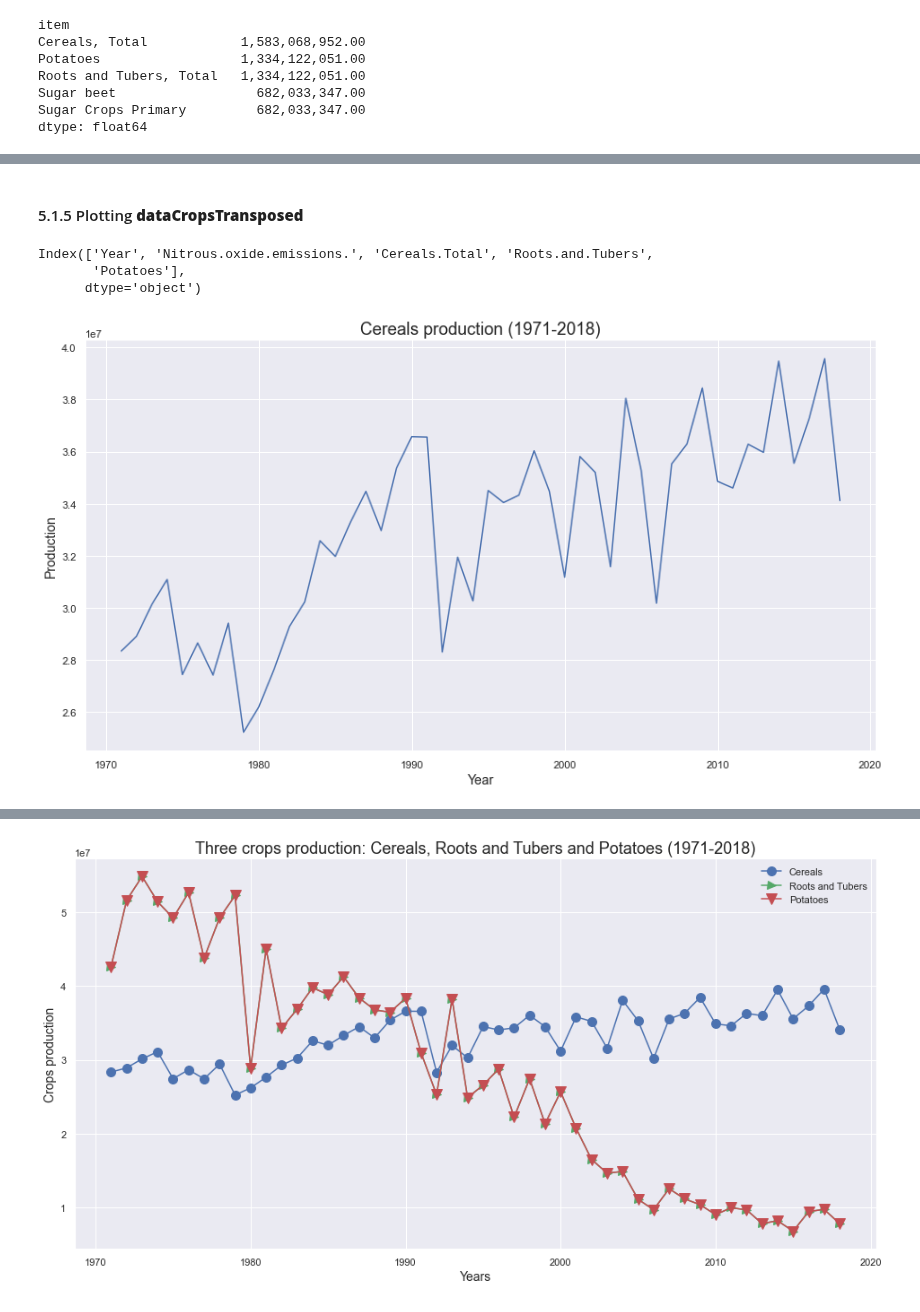
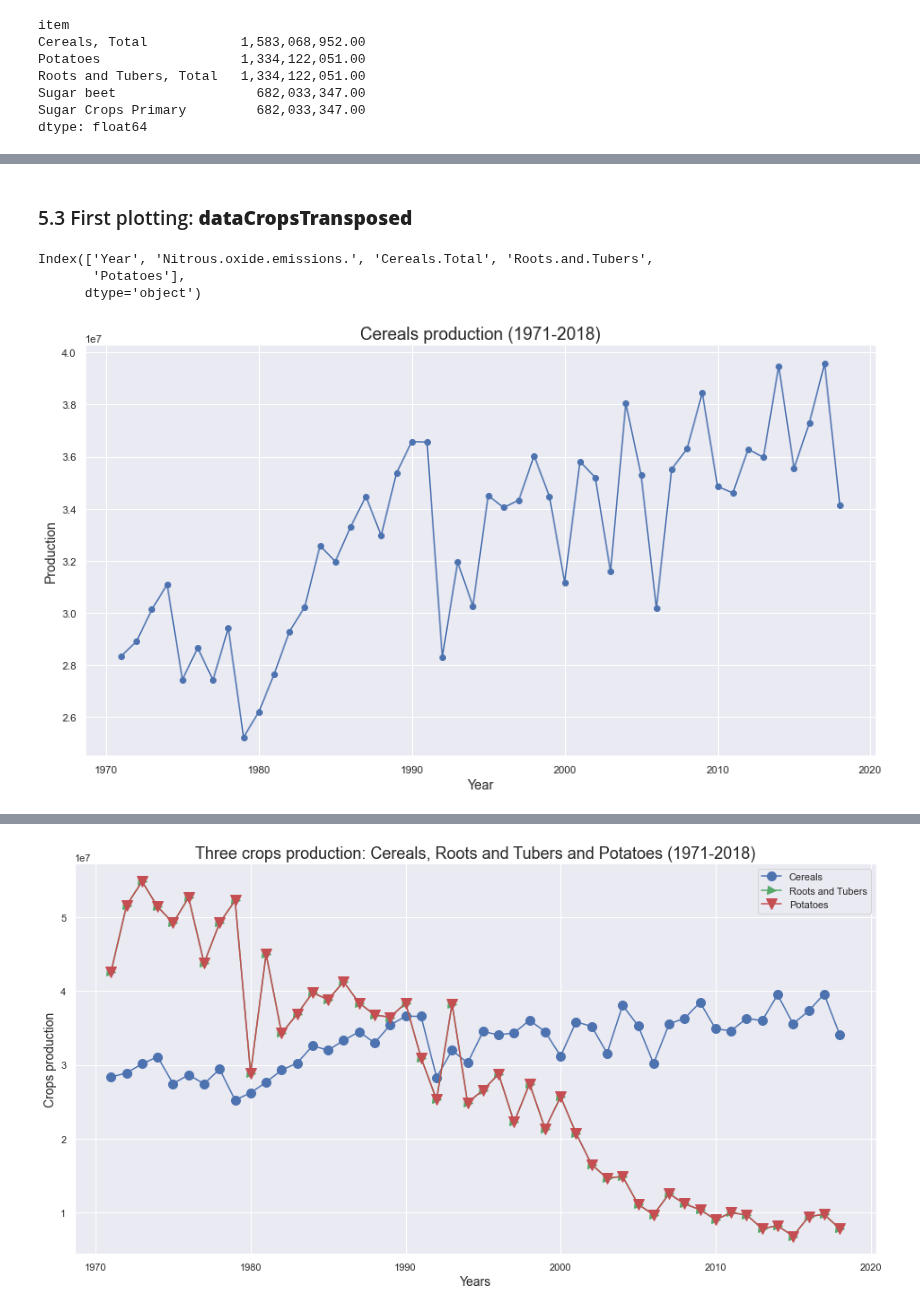
Before and after one commit to Alejandro-github-mx/statistics-projects, a Jupyter notebook: 2022-02-28-statistics-homework-FoodCC-Poland.ipynb, the cells around one changed output, grey strips where cells are left out. Saved outputs shown, nothing was run; the diff lists cells and outputs as text; code cells hidden in the pictures.

```diff
--- a/2022-02-28-statistics-homework-FoodCC-Poland.ipynb
+++ b/2022-02-28-statistics-homework-FoodCC-Poland.ipynb
@@ -257,7 +269,7 @@ dataCropsCleaned = dataCropsGrouped.loc[~(dataCropsGrouped == 0).all(axis=1)]
 # Transpose the dataframe to plot
 dataCropsTransposed = dataCropsCleaned.transpose()
 # %% [markdown]
-#### 5.1.5 Plotting **dataCropsTransposed**
+### 5.3 First plotting: **dataCropsTransposed**
 # %%
 # dataCropsTransposed export to CSV to extract elements from R.
 dataCropsTransposed.to_csv("dataCropsTransposed.csv", index=False, header=True)
@@ -274,15 +286,15 @@ Index(['Year', 'Nitrous.oxide.emissions.', 'Cereals.Total', 'Roots.and.Tubers',
 # %%
 # Plot cereals
 
 plt.figure(figsize=(15,8))
 plt.xlabel("Year", fontsize= 14)
 plt.ylabel("Production", fontsize= 14)
 plt.title("Cereals production (1971-2018)", fontsize= 18)
 
-plt.plot(cropsNitrox_df["Year"], cropsNitrox_df["Cereals.Total"])
+plt.plot(cropsNitrox_df["Year"], cropsNitrox_df["Cereals.Total"], "b-o")
 plt.show();
 # %% [output]
-[figure, old version]
+[figure, new version]
 # %%
 # Plot "Roots and Tubers"
 plt.figure(figsize=(15,8))
```
Also changed, not shown: parts of 65 cells of this notebook, 2 other files.
